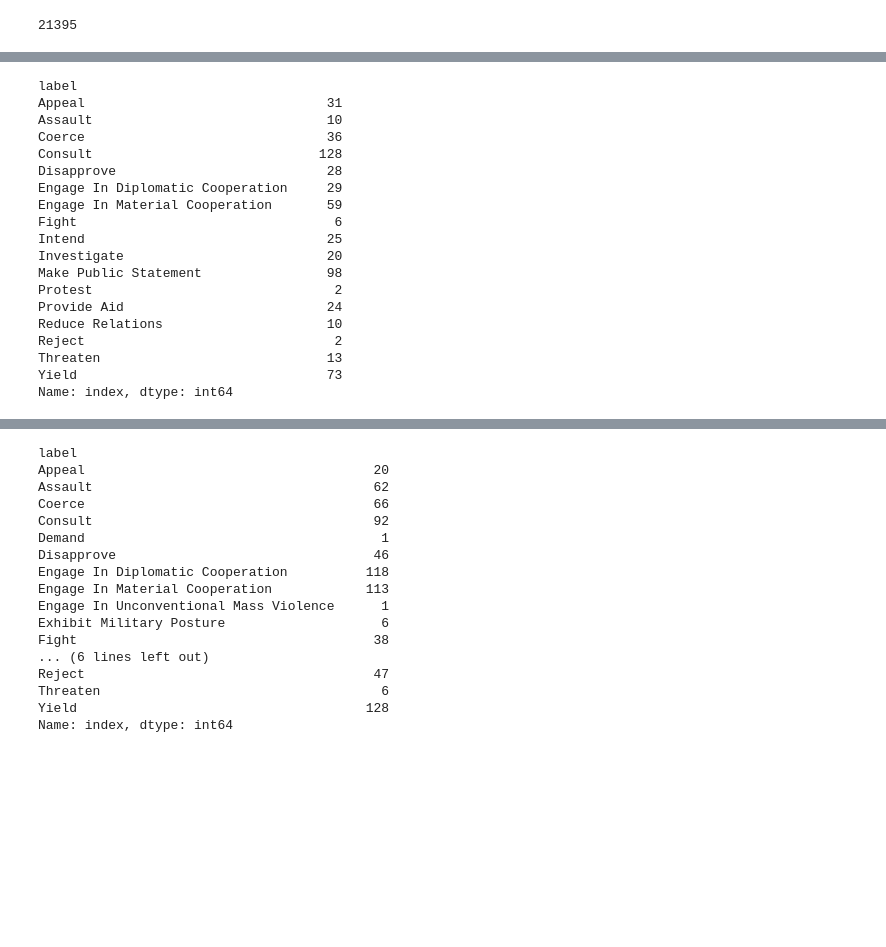
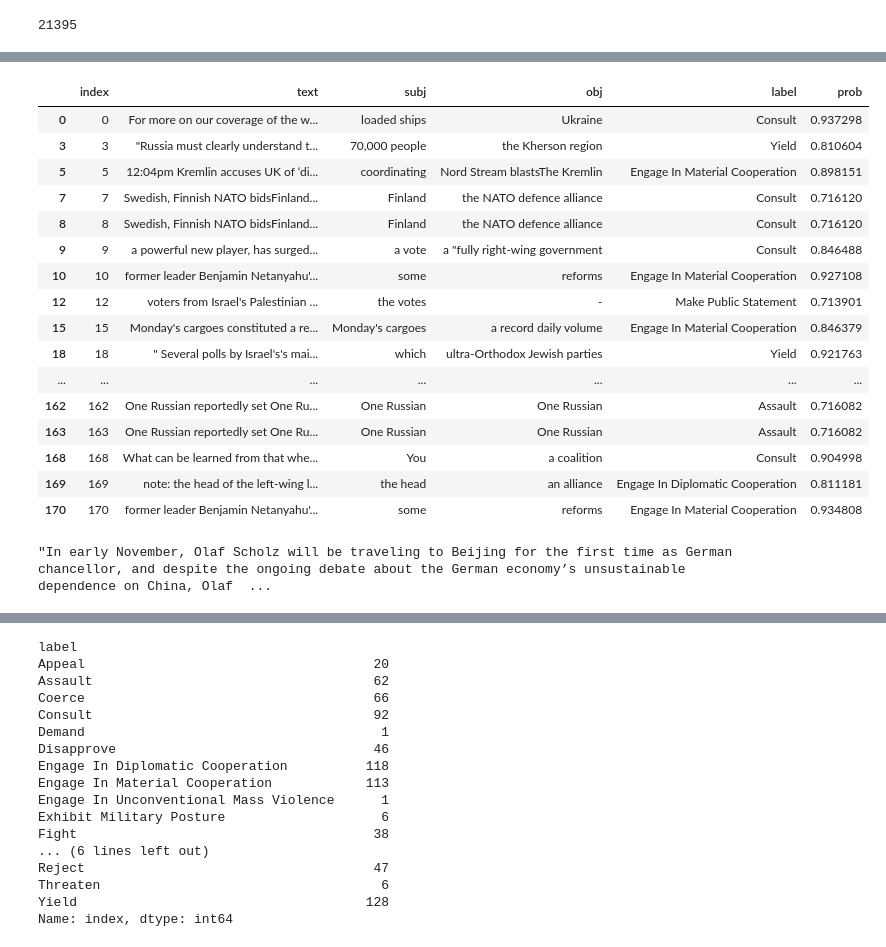
Before and after one commit to valentinwerner1/Thesis_RelationExtraction_PoliticsNews, a Jupyter notebook: soft_data/test_2.ipynb, the cells around one changed output, grey strips where cells are left out. Cells and saved outputs as stored; diff of their text form; code cells hidden in the pictures; blank space fills up the shorter version.

```diff
--- a/soft_data/test_2.ipynb
+++ b/soft_data/test_2.ipynb
@@ -1,7 +1,7 @@
 # %%
 import spacy
 import xml.etree.ElementTree as ET
-from spacy.symbols import nsubj, dobj, pobj, iobj, neg, xcomp, VERB
+from spacy.symbols import nsubj, dobj, pobj, iobj, neg, xcomp, ccomp, VERB
 from gensim.parsing.preprocessing import strip_multiple_whitespaces
 import pandas as pd
 import re
@@ -201,12 +201,12 @@ def get_triples(sentence, verb_dict, spec_dict, spec_code, nlp):
             if neg in [child.dep for child in possible_verb.children]: continue
             else:
                 for possible_subject in possible_verb.children:
-                    if possible_subject.dep == xcomp:   #subj / obj of composed verb should also be subj / obj of main verb
+                    if possible_subject.dep == xcomp or possible_subject.dep == ccomp:
                         main_verb = possible_subject
                         main_idx = possible_subject.idx
                         for token in doc.ents:
                             if token.label_ in ["GPE", "NORP", "EVENTS", "FAC", "LAW", "ORG", "PERSON"]:
-                                if token.root.dep_ == "poss":
+                                if token.root.dep_ == "poss" or token.root.dep_ == "prep":
                                     if token.root.head.head.idx == possible_verb.idx:
                                         verbs.append([main_idx, main_verb.lemma_, token.text, token.root.head.dep_])
                                         if main_idx in dict.keys(): dict[main_idx] += 1
@@ -219,7 +219,7 @@ def get_triples(sentence, verb_dict, spec_dict, spec_code, nlp):
 
                 for token in doc.ents:
                     if token.label_ in ["GPE", "NORP", "EVENTS", "FAC", "LAW", "ORG", "PERSON"]:
-                        if token.root.dep_ == "poss":
+                        if token.root.dep_ == "poss" or token.root.dep_ == "prep":
                             if token.root.head.head.idx == possible_verb.idx:
                                 verbs.append([possible_verb.idx, possible_verb.lemma_, token.text, token.root.head.dep_])
                                 if possible_verb.idx in dict.keys(): dict[possible_verb.idx] += 1
@@ -431,9 +415,11 @@ len(triples_2)
+# %%
+huh2 = pd.DataFrame(triples_2, columns = ["text", "subj", "obj", "label"])
 # %%
 from transformers import AutoModelForSequenceClassification, AutoTokenizer
 nli_model = AutoModelForSequenceClassification.from_pretrained('facebook/bart-large-mnli')
 tokenizer = AutoTokenizer.from_pretrained('facebook/bart-large-mnli')
 probs_l = []
-for row in huh.iterrows():
+for row in huh2.iterrows():
     premise = row[1]["text"]
     subj = row[1]["subj"]
     rel = row[1]["label"]
@@ -652,43 +674,33 @@ def get_triples(sentence, verb_dict, spec_dict, spec_code, nlp):
     doc = nlp(sentence)
     verbs = []
     dict = {}
-
-
     for possible_verb in doc:
         if possible_verb.pos == VERB:
             if neg in [child.dep for child in possible_verb.children]: continue
             else:
                 for possible_subject in possible_verb.children:
-                    if possible_subject.dep == xcomp:   #subj / obj of composed verb should also be subj / obj of main verb
+                    if possible_subject.dep == xcomp or possible_subject.dep == ccomp:   #subj / obj of composed verb should also be subj / obj of main verb
                         main_verb = possible_subject
                         main_idx = possible_subject.idx
 
                         for chunk in doc.noun_chunks:
-                            if chunk.root.dep_ == "poss":
+                            if chunk.root.dep_ == "poss" or chunk.root.dep_ == "prep":
                                 if chunk.root.head.head.idx == possible_verb.idx:
                                     verbs.append([main_idx, main_verb.lemma_, chunk.text, chunk.root.head.dep_])
-                                    if main_idx in dict.keys(): dict[main_idx] += 1
-                                    else: dict[main_idx] = 1
+
                             else:
                                 if chunk.root.head.idx == possible_verb.idx:
                                     verbs.append([main_idx, main_verb.lemma_, chunk.text, chunk.root.dep_])
-                                    if possible_verb.idx in dict.keys(): dict[possible_verb.idx] += 1
-                                    else: dict[possible_verb.idx] = 1
+
 
                 for chunk in doc.noun_chunks:       #for normal verbs, check chunks directly
-        #                 if chunk.root.head.idx == possible_verb.idx:
-                    if chunk.root.head.dep_ == "poss":
+                    if chunk.root.head.dep_ == "poss" or chunk.root.head.dep_ == "prep":
                         if chunk.root.head.head.idx == possible_verb.idx:
                             verbs.append([possible_verb.idx, possible_verb.lemma_, chunk.text, chunk.root.head.dep_])
-                            if possible_verb.idx in dict.keys(): dict[possible_verb.idx] += 1
-                            else: dict[possible_verb.idx] = 1
+
                     else:
                         if chunk.root.head.idx == possible_verb.idx:
                             verbs.append([possible_verb.idx, possible_verb.lemma_, chunk.text, chunk.root.dep_])
-                            if possible_verb.idx in dict.keys(): dict[possible_verb.idx] += 1
-                            else: dict[possible_verb.idx] = 1
-
-    trip_idx = [key for key in dict if dict[key] > 1]
 
     # doc = nlp(sentence)
     # verbs = []
@@ -928,25 +887,27 @@ huh = pd.merge(huh.reset_index(), pd.DataFrame(probs_l, columns = ["index", "pro
 dec = huh[huh.prob < 0.7]
 # %%
 keep = huh[huh.prob > 0.7]
-# %%
-keep.groupby("label").index.count()
-# %% [output]
-label
-Appeal                               31
-Assault                              10
-Coerce                               36
-Consult                             128
-Disapprove                           28
-Engage In Diplomatic Cooperation     29
-Engage In Material Cooperation       59
-Fight                                 6
-Intend                               25
-Investigate                          20
-Make Public Statement                98
-Protest                               2
-Provide Aid                          24
-Reduce Relations                     10
-Reject                                2
-Threaten                             13
-Yield                                73
-Name: index, dtype: int64
+# %%
+keep.head(50)
+# %% [output]
+|  | index | text | subj | obj | label | prob |
+| 0 | 0 | For more on our coverage of the w... | loaded ships | Ukraine | Consult | 0.937298 |
+| 3 | 3 | "Russia must clearly understand t... | 70,000 people | the Kherson region | Yield | 0.810604 |
+| 5 | 5 | 12:04pm Kremlin accuses UK of ‘di... | coordinating | Nord Stream blastsThe Kremlin | Engage In Material Cooperation | 0.898151 |
+| 7 | 7 | Swedish, Finnish NATO bidsFinland... | Finland | the NATO defence alliance | Consult | 0.716120 |
+| 8 | 8 | Swedish, Finnish NATO bidsFinland... | Finland | the NATO defence alliance | Consult | 0.716120 |
+| 9 | 9 | a powerful new player, has surged... | a vote | a "fully right-wing government | Consult | 0.846488 |
+| 10 | 10 | former leader Benjamin Netanyahu'... | some | reforms | Engage In Material Cooperation | 0.927108 |
+| 12 | 12 | voters from Israel's Palestinian ... | the votes | - | Make Public Statement | 0.713901 |
+| 15 | 15 | Monday's cargoes constituted a re... | Monday's cargoes | a record daily volume | Engage In Material Cooperation | 0.846379 |
+| 18 | 18 | " Several polls by Israel's's mai... | which | ultra-Orthodox Jewish parties | Yield | 0.921763 |
+| ... | ... | ... | ... | ... | ... | ... |
+| 162 | 162 | One Russian reportedly set One Ru... | One Russian | One Russian | Assault | 0.716082 |
+| 163 | 163 | One Russian reportedly set One Ru... | One Russian | One Russian | Assault | 0.716082 |
+| 168 | 168 | What can be learned from that whe... | You | a coalition | Consult | 0.904998 |
+| 169 | 169 | note: the head of the left-wing l... | the head | an alliance | Engage In Diplomatic Cooperation | 0.811181 |
+| 170 | 170 | former leader Benjamin Netanyahu'... | some | reforms | Engage In Material Cooperation | 0.934808 |
+# %%
+huh.iloc[92].text
+# %% [output]
+"In early November, Olaf Scholz will be traveling to Beijing for the first time as German chancellor, and despite the ongoing debate about the German economy’s unsustainable dependence on China, Olaf  ...
```
Also changed, not shown: parts of 24 cells of this notebook, 2 other files.
